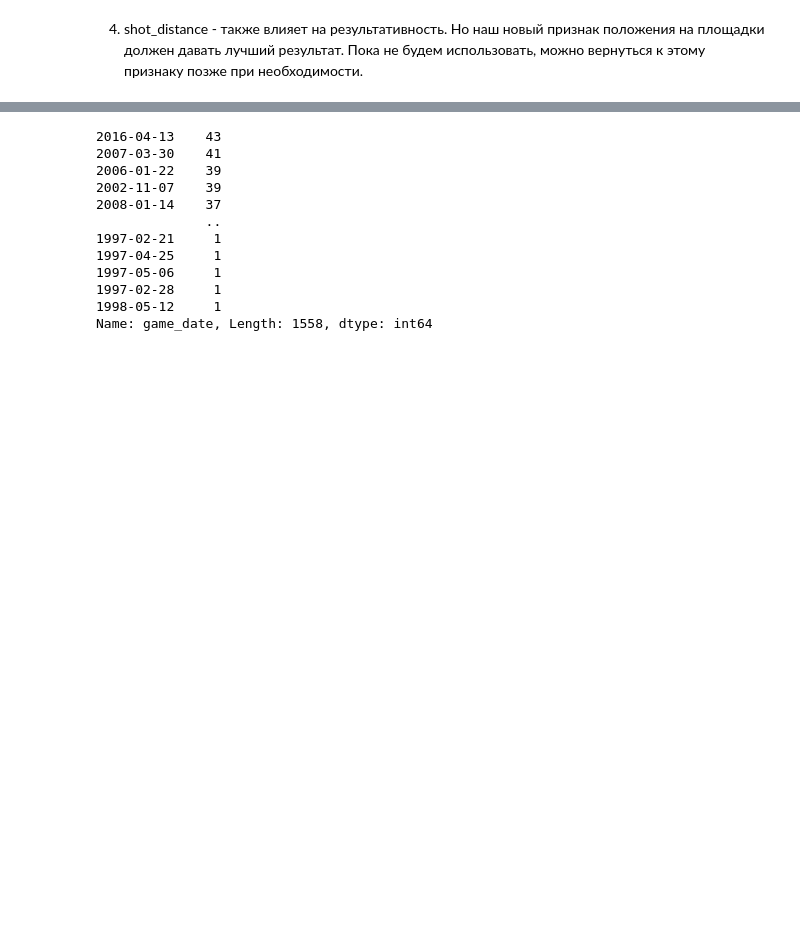
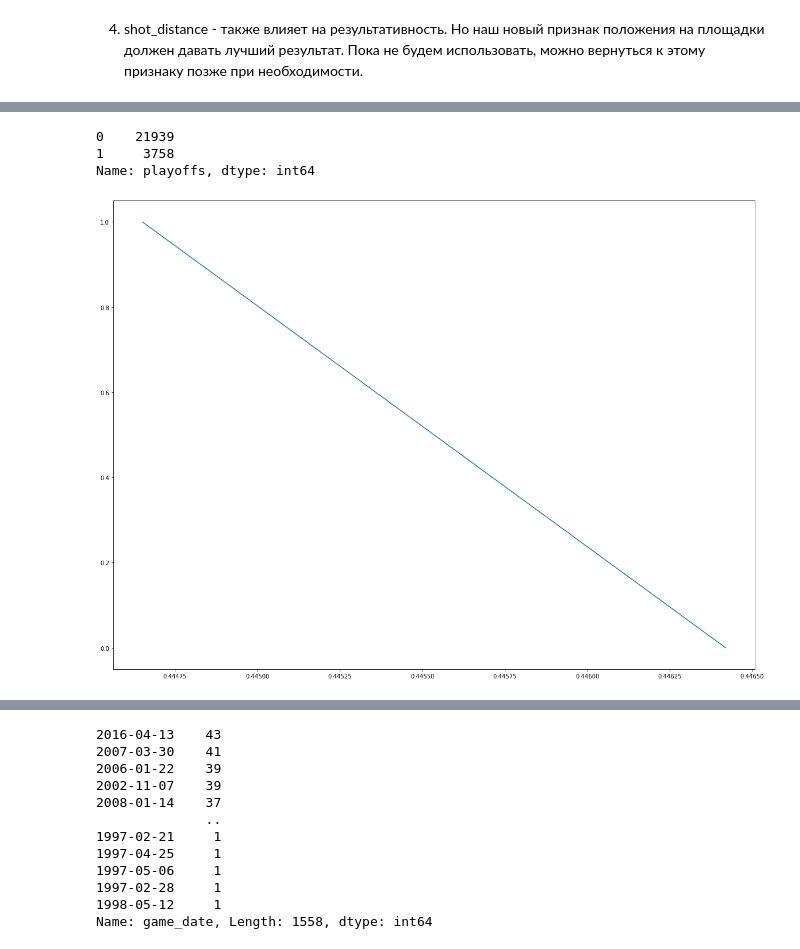
Before and after one commit to peter25225/machine_learning_21, a Jupyter notebook: 10_FeatureSelection/HW_Kobe.ipynb, the cells around one changed output, grey strips where cells are left out. Saved outputs shown, nothing was run; the diff lists cells and outputs as text; code cells hidden in the pictures; blank space fills up the shorter version.

```diff
--- a/10_FeatureSelection/HW_Kobe.ipynb
+++ b/10_FeatureSelection/HW_Kobe.ipynb
@@ -498,0 +512,13 @@ data = pd.get_dummies( data, columns = [ 'loc_quadrant' ] )
+# %%
+data['playoffs'].value_counts()
+# %% [output]
+0    21939
+1     3758
+Name: playoffs, dtype: int64
+# %%
+values, accuracy = accuracy_calc('playoffs')
+plt.figure(figsize=(20,15))
+plt.plot(accuracy,values)
+plt.show()
+# %% [output]
+[figure, added]
```
Also changed, not shown: parts of 48 cells of this notebook.
